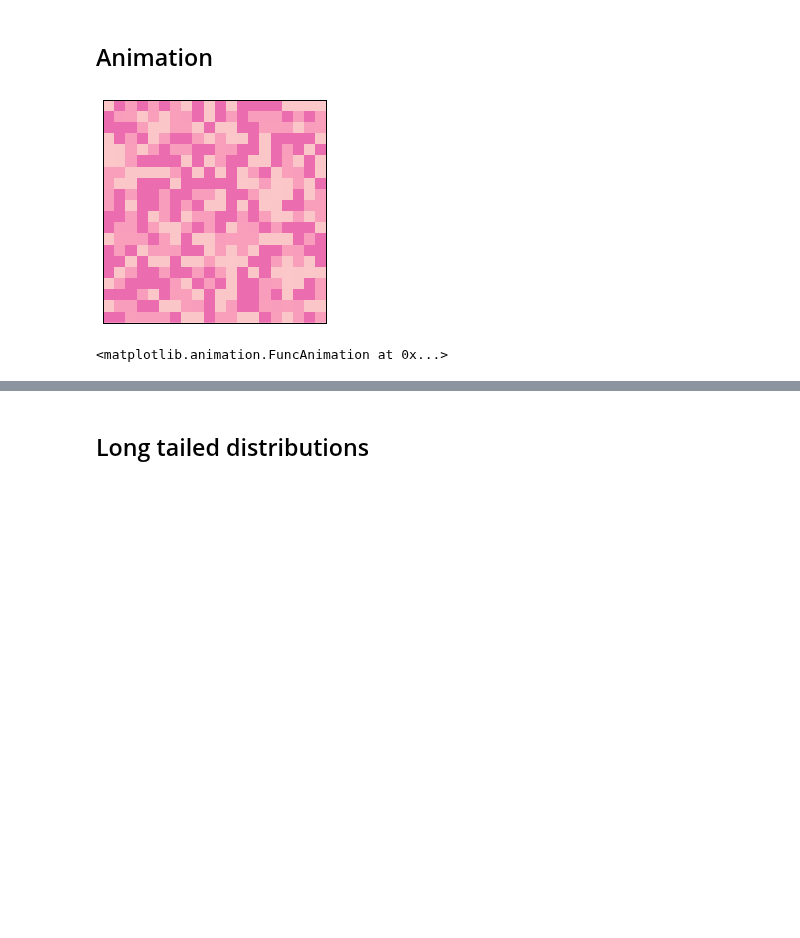
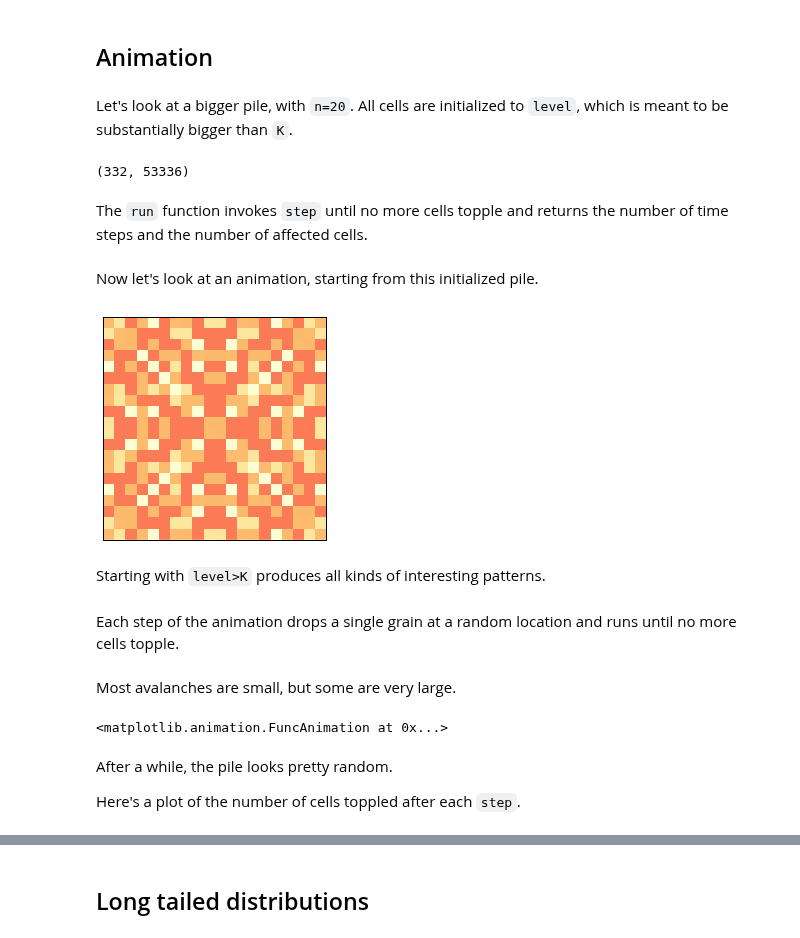
Before and after one commit to AllenDowney/ThinkComplexity2, a Jupyter notebook: code/chap08.ipynb, the cells around one changed output, grey strips where cells are left out. Drawn from its saved outputs; the diff is of its cells as text; code cells hidden in the pictures; blank space fills up the shorter version.

```diff
--- a/code/chap08.ipynb
+++ b/code/chap08.ipynb
@@ -61,12 +81,27 @@ print(pile.array)
 # %% [markdown]
 ## Animation
+# %% [markdown]
+Let's look at a bigger pile, with `n=20`.  All cells are initialized to `level`, which is meant to be substantially bigger than `K`.
 # %%
-pile = SandPile(20)
-viewer = SandPileViewer(pile)
+pile = SandPile(n=20, level=10)
+print(pile.run())
+# %% [output]
+(332, 53336)
+# %% [markdown]
+The `run` function invokes `step` until no more cells topple and returns the number of time steps and the number of affected cells.
+# %% [markdown]
+Now let's look at an animation, starting from this initialized pile.
 # %%
+viewer = SandPileViewer(pile, drop_flag=True)
 anim = viewer.animate(frames=100)
 # %% [output]
-[figure, old version]
+[figure, new version]
+# %% [markdown]
+Starting with `level>K` produces all kinds of interesting patterns.
+# %% [markdown]
+Each step of the animation drops a single grain at a random location and runs until no more cells topple.
+# %% [markdown]
+Most avalanches are small, but some are very large.
 # %%
 anim
 # %% [output]
@@ -76,2 +109,6 @@ thinkplot.plot(pile.swept_seq[1:])
+# %% [markdown]
+After a while, the pile looks pretty random.
+
+Here's a plot of the number of cells toppled after each `step`.
 # %%
 thinkplot.plot(pile.toppled_seq)
```
Also changed, not shown: parts of 113 cells of this notebook, 2 other files.
